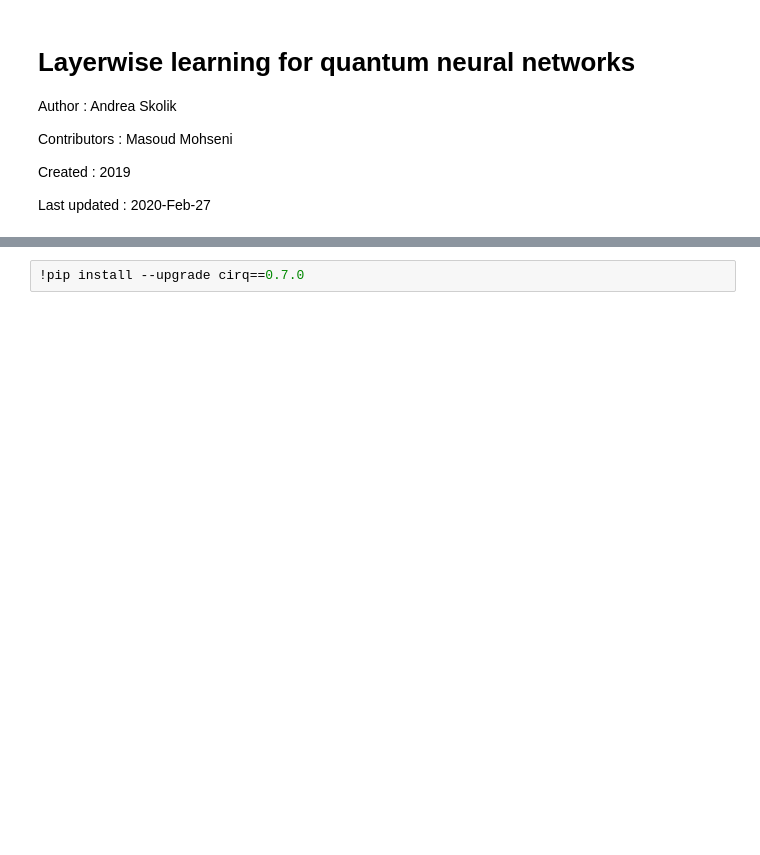
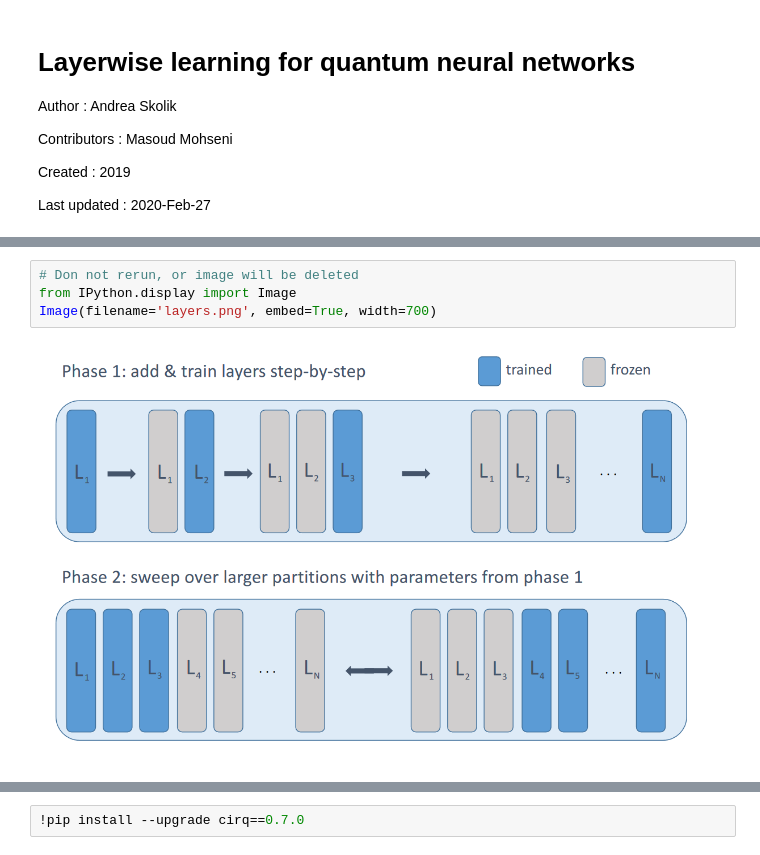
Before and after one commit to tensorflow/quantum, a Jupyter notebook: layerwise_learning/layerwise_learning.ipynb, the cells around one changed output, grey strips where cells are left out. Drawn from its saved outputs; the diff is of its cells as text; blank space fills up the shorter version.

Commit message:
Directly embedded picture

```diff
--- a/layerwise_learning/layerwise_learning.ipynb
+++ b/layerwise_learning/layerwise_learning.ipynb
@@ -45,0 +34,6 @@ This kind of learning scheme can be used for various types of learning tasks and
+# %%
+# Don not rerun, or image will be deleted
+from IPython.display import Image
+Image(filename='layers.png', embed=True, width=700)
+# %% [output]
+[figure, added]
```
Also changed, not shown: parts of 2 cells of this notebook.
